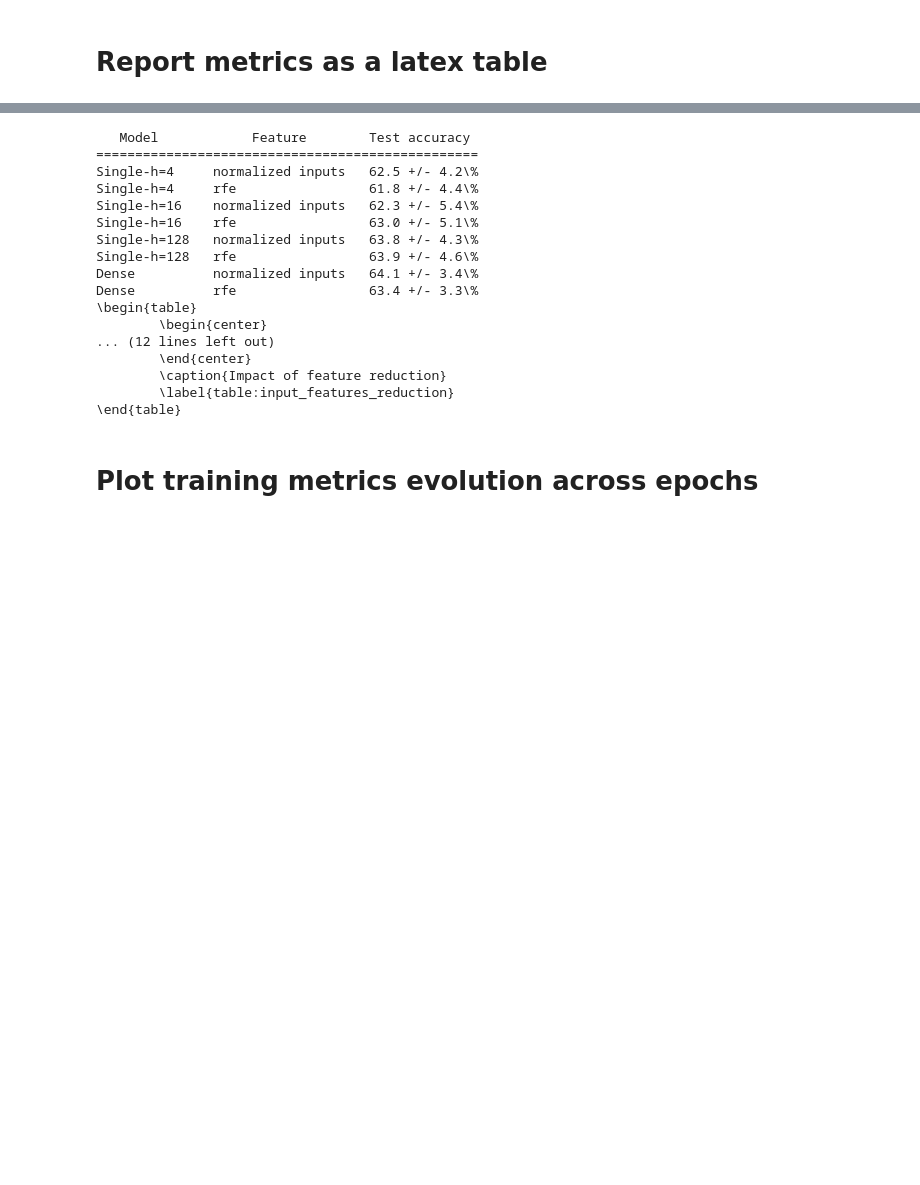
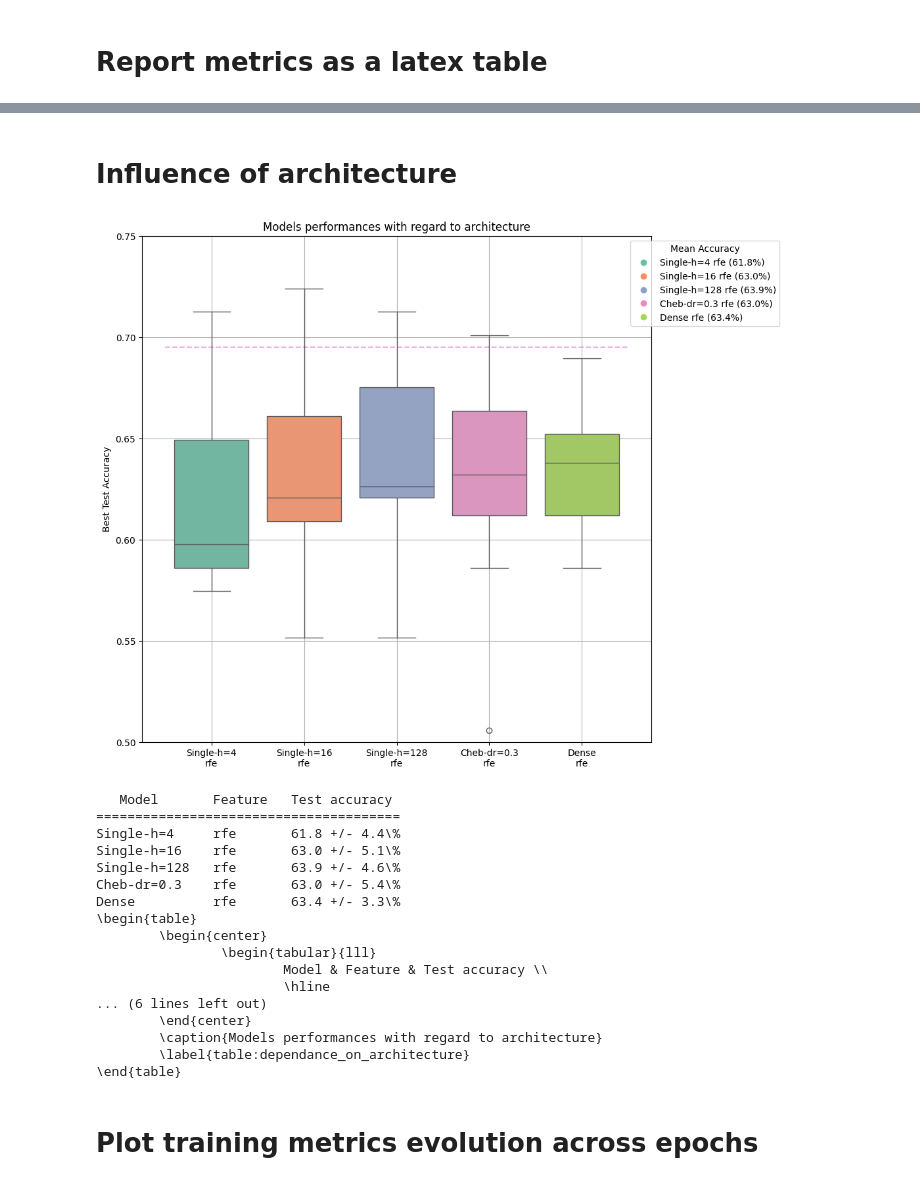
Before and after one commit to balthazarneveu/spectral_graph_convolutions, a Jupyter notebook: scripts/comparison_notebook.ipynb, the cells around one changed output, grey strips where cells are left out. Saved outputs shown, nothing was run; the diff lists cells and outputs as text; code cells hidden in the pictures; blank space fills up the shorter version.

Commit message:
update metrics utilities

```diff
--- a/scripts/comparison_notebook.ipynb
+++ b/scripts/comparison_notebook.ipynb
@@ -59,38 +61,0 @@ res = analyze_metrics(
-# %%
-
-table = Texttable()
-table.set_deco(Texttable.HEADER)
-header = ["Model", "Feature", "Test accuracy"]
-table_content = []
-for model_key, model in res.items():
-    model_name = model_key.split(" ")[0]
-    feature_type = model_key.split(" ")[1].replace("_", " ")
-    table_content.append([
-        model_name,
-        feature_type,
-        f"{100.*model['mean_test_accuracy']:.1f} +/- {100*model['std_test_accuracy']:.1f}\%"
-    ])
-table.add_rows([
-    header,
-    *table_content
-])
-print(table.draw())
-print(latextable.draw_latex(table, caption="Impact of feature reduction", label="table:input_features_reduction"))
-# %% [output]
-   Model            Feature        Test accuracy
-=================================================
-Single-h=4     normalized inputs   62.5 +/- 4.2\%
-Single-h=4     rfe                 61.8 +/- 4.4\%
-Single-h=16    normalized inputs   62.3 +/- 5.4\%
-Single-h=16    rfe                 63.0 +/- 5.1\%
-Single-h=128   normalized inputs   63.8 +/- 4.3\%
-Single-h=128   rfe                 63.9 +/- 4.6\%
-Dense          normalized inputs   64.1 +/- 3.4\%
-Dense          rfe                 63.4 +/- 3.3\%
-\begin{table}
-        \begin{center}
-... (12 lines left out)
-        \end{center}
-        \caption{Impact of feature reduction}
-        \label{table:input_features_reduction}
-\end{table}
@@ -107,3 +62,44 @@ Dense          rfe                 63.4 +/- 3.3\%
+# %% [markdown]
+# Influence of architecture
+# %%
+metric_dict = retrieve_metrics(
+    config_list=[
+        ("Single-h=4", RFE),
+        ("Single-h=16", RFE),
+        ("Single-h=128", RFE),
+        ("Cheb-dr=0.3", RFE),
+        ("Dense", RFE),
+    ]
+)
+# %%
+res = analyze_metrics(
+    metric_dict,
+    plot_flag=True,
+    figsize=(10, 10),
+    ylim=(0.5, 0.75),
+    grid=True,
+    title="Models performances with regard to architecture"
+)
+get_table(res, caption="Models performances with regard to architecture", table_label="dependance on architecture")
+# %% [output]
+[figure, added]
+   Model       Feature   Test accuracy
+=======================================
+Single-h=4     rfe       61.8 +/- 4.4\%
+Single-h=16    rfe       63.0 +/- 5.1\%
+Single-h=128   rfe       63.9 +/- 4.6\%
+Cheb-dr=0.3    rfe       63.0 +/- 5.4\%
+Dense          rfe       63.4 +/- 3.3\%
+\begin{table}
+        \begin{center}
+                \begin{tabular}{lll}
+                        Model & Feature & Test accuracy \\
+                        \hline
+... (6 lines left out)
+        \end{center}
+        \caption{Models performances with regard to architecture}
+        \label{table:dependance_on_architecture}
+\end{table}
 # %% [markdown]
 # Plot training metrics evolution across epochs
 # %%
```
Also changed, not shown: parts of 5 cells of this notebook, 2 other files.
